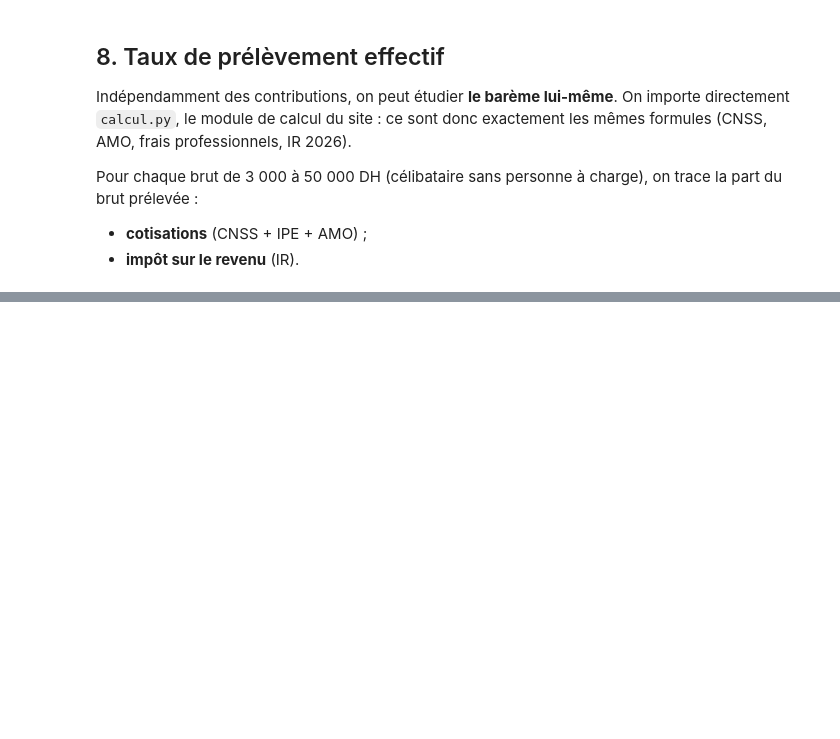
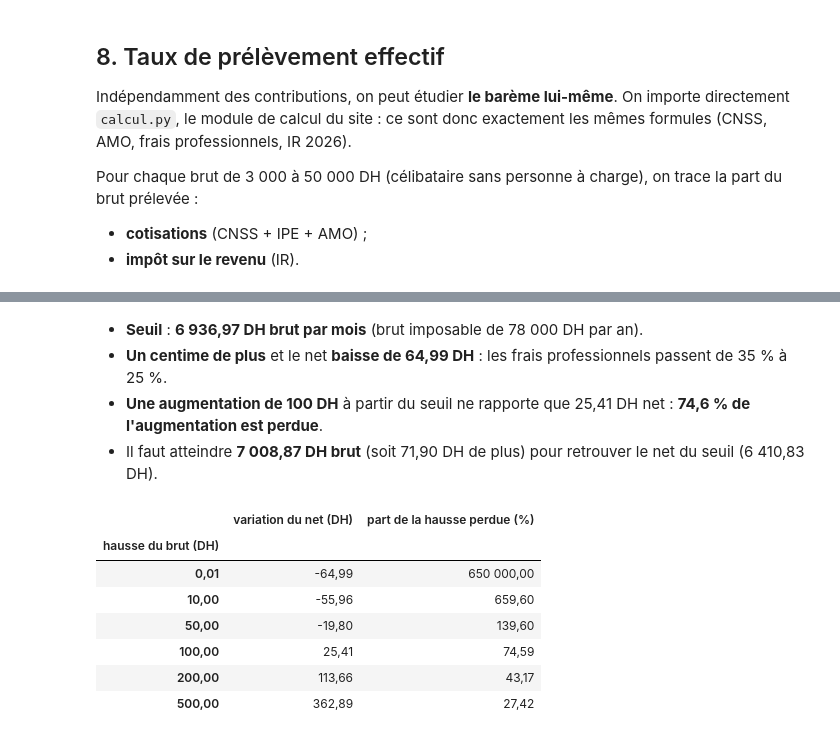
Before and after one commit to Laraki-Yacout/simulateur-salaire-maroc, a Jupyter notebook: analyse/analyse_salaires.ipynb, the cells around one changed output, grey strips where cells are left out. Drawn from its saved outputs; the diff is of its cells as text; code cells hidden in the pictures; blank space fills up the shorter version.

```diff
--- a/analyse/analyse_salaires.ipynb
+++ b/analyse/analyse_salaires.ipynb
@@ -584,0 +544,51 @@ display(Markdown("\n".join(f"{i}. {p}" for i, p in enumerate(filter(None, points
+# %%
+# Recherche par dichotomie du dernier brut (au centime) encore au taux de 35 %
+bas, haut = 3000.0, 50000.0
+while haut - bas > 1e-6:
+    milieu = (bas + haut) / 2
+    if calcul_salaire(milieu, 0)["taux_frais_pro"] == config.FRAIS_PRO_TAUX_BAS:
+        bas = milieu
+    else:
+        haut = milieu
+seuil = np.floor(bas * 100) / 100
+net_seuil = calcul_salaire(seuil, 0)["net"]
+
+chute = calcul_salaire(seuil + 0.01, 0)["net"] - net_seuil
+gain_100 = calcul_salaire(seuil + 100, 0)["net"] - net_seuil
+part_perdue_100 = (1 - gain_100 / 100) * 100
+
+brut_retour = seuil + 0.01
+while calcul_salaire(brut_retour, 0)["net"] < net_seuil:
+    brut_retour = round(brut_retour + 0.01, 2)
+
+effet_seuil = pd.DataFrame(
+    [(d, calcul_salaire(seuil + d, 0)["net"] - net_seuil) for d in (0.01, 10, 50, 100, 200, 500)],
+    columns=["hausse du brut (DH)", "variation du net (DH)"],
+)
+effet_seuil["part de la hausse perdue (%)"] = (1 - effet_seuil["variation du net (DH)"]
+                                               / effet_seuil["hausse du brut (DH)"]) * 100
+
+display(Markdown("\n".join([
+    f"- **Seuil** : **{dh(seuil, 2)} brut par mois** (brut imposable de "
+    f"{dh(calcul_salaire(seuil, 0)['brut_imposable'] * 12)} par an).",
+    f"- **Un centime de plus** et le net **baisse de {dh(-chute, 2)}** : les frais professionnels "
+    f"passent de 35 % à 25 %.",
+    f"- **Une augmentation de 100 DH** à partir du seuil ne rapporte que {dh(gain_100, 2)} net : "
+    f"**{fr(part_perdue_100)} % de l'augmentation est perdue**.",
+    f"- Il faut atteindre **{dh(brut_retour, 2)} brut** (soit {dh(brut_retour - seuil, 2)} de plus) "
+    f"pour retrouver le net du seuil ({dh(net_seuil, 2)}).",
+])))
+effet_seuil.set_index("hausse du brut (DH)")
+# %% [output]
+- **Seuil** : **6 936,97 DH brut par mois** (brut imposable de 78 000 DH par an).
+- **Un centime de plus** et le net **baisse de 64,99 DH** : les frais professionnels passent de 35 % à 25 %.
+- **Une augmentation de 100 DH** à partir du seuil ne rapporte que 25,41 DH net : **74,6 % de l'augmentation est perdue**.
+- Il faut atteindre **7 008,87 DH brut** (soit 71,90 DH de plus) pour retrouver le net du seuil (6 410,83 DH).
+|  | variation du net (DH) | part de la hausse perdue (%) |
+| hausse du brut (DH) |  |  |
+| 0,01 | -64,99 | 650 000,00 |
+| 10,00 | -55,96 | 659,60 |
+| 50,00 | -19,80 | 139,60 |
+| 100,00 | 25,41 | 74,59 |
+| 200,00 | 113,66 | 43,17 |
+| 500,00 | 362,89 | 27,42 |
```
Also changed, not shown: parts of 11 cells of this notebook, 8 other files.
